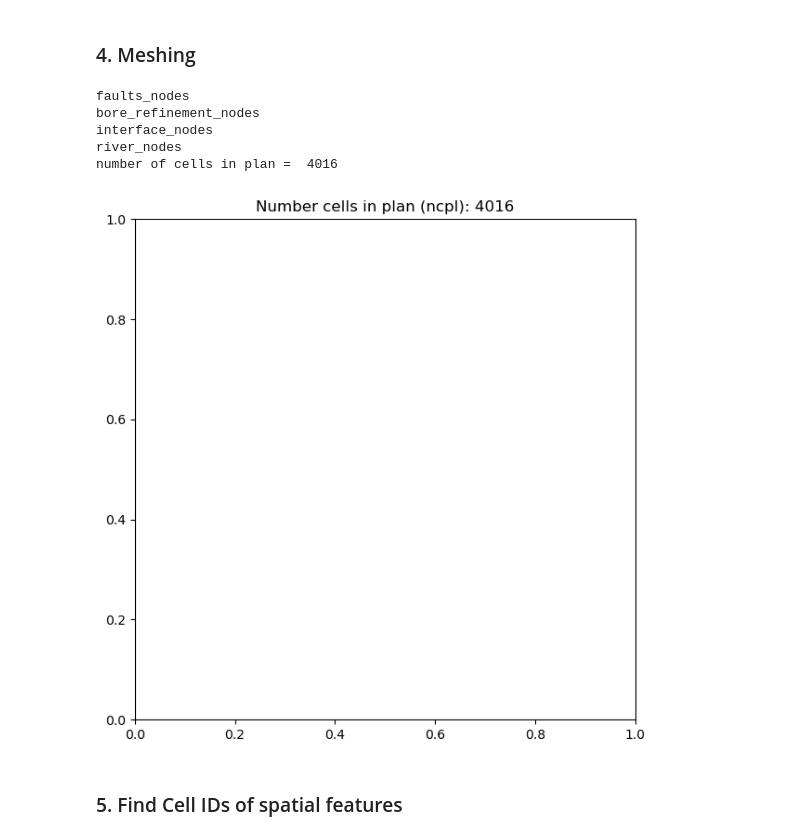
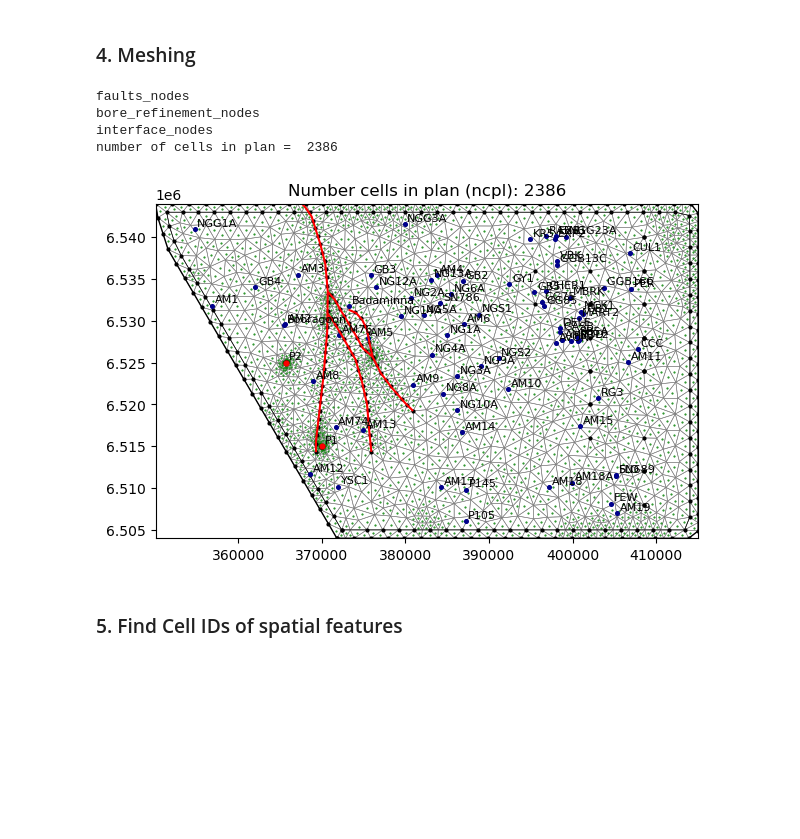
Before and after one commit to malvina-chmielarski/Otorowiri, a Jupyter notebook: scripts/main_script.ipynb, the cells around one changed output. Saved outputs shown, nothing was run; the diff lists cells and outputs as text; code cells hidden in the pictures; blank space fills up the shorter version.

```diff
--- a/scripts/main_script.ipynb
+++ b/scripts/main_script.ipynb
@@ -238,7 +224,7 @@ mesh.boremaxtri = 99999999
 
 mesh.create_bore_refinement(spatial)
 
-node_list = ['faults_nodes', 'bore_refinement_nodes', 'interface_nodes', 'river_nodes']
+node_list = ['faults_nodes', 'bore_refinement_nodes', 'interface_nodes']#, 'river_nodes']
 polygon_list = ['model_boundary_poly', 'inner_boundary_poly']
 
 mesh.prepare_nodes_and_polygons(spatial, node_list, polygon_list)
@@ -249,20 +235,19 @@ print('number of cells in plan = ', mesh.ncpl)
 faults_nodes
 bore_refinement_nodes
 interface_nodes
-river_nodes
-number of cells in plan =  4016
+number of cells in plan =  2386
 # %%
 
 xlim = [spatial.x0 - 2000, spatial.x1 + 2000]
 ylim = [spatial.y0 - 2000, spatial.y1 + 2000]
 
 xlim = [355000, 370000]
 ylim = [6525000, 6535000]
 
-features = ['wel', 'obs', 'fault','river']
+features = ['wel', 'obs', 'fault']#,'river']
 mesh.plot_cell2d(spatial, features)# xlim, ylim)
 # %% [output]
-[figure, old version]
+[figure, new version]
 # %% [markdown]
 ### 5. Find Cell IDs of spatial features
 # %%
```
Also changed, not shown: parts of 19 cells of this notebook, 1 other file.
